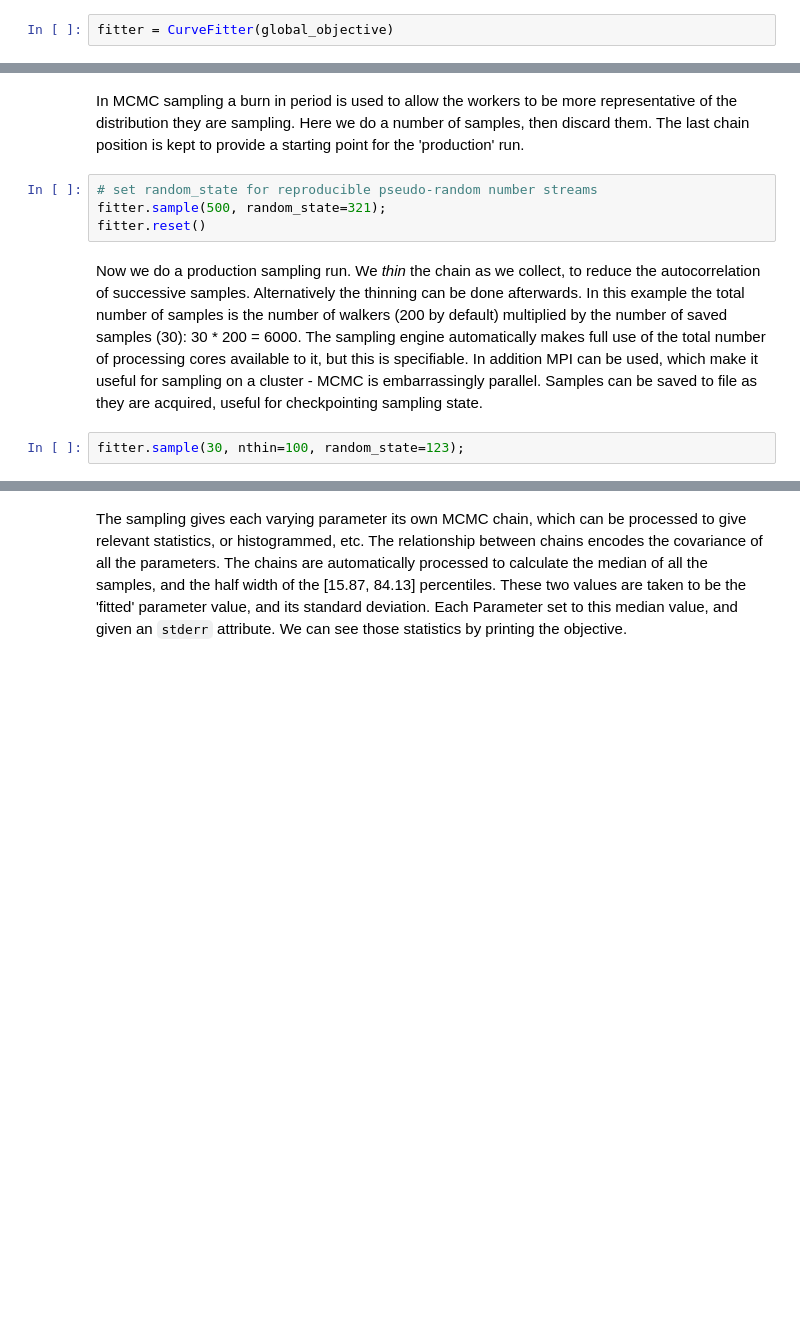
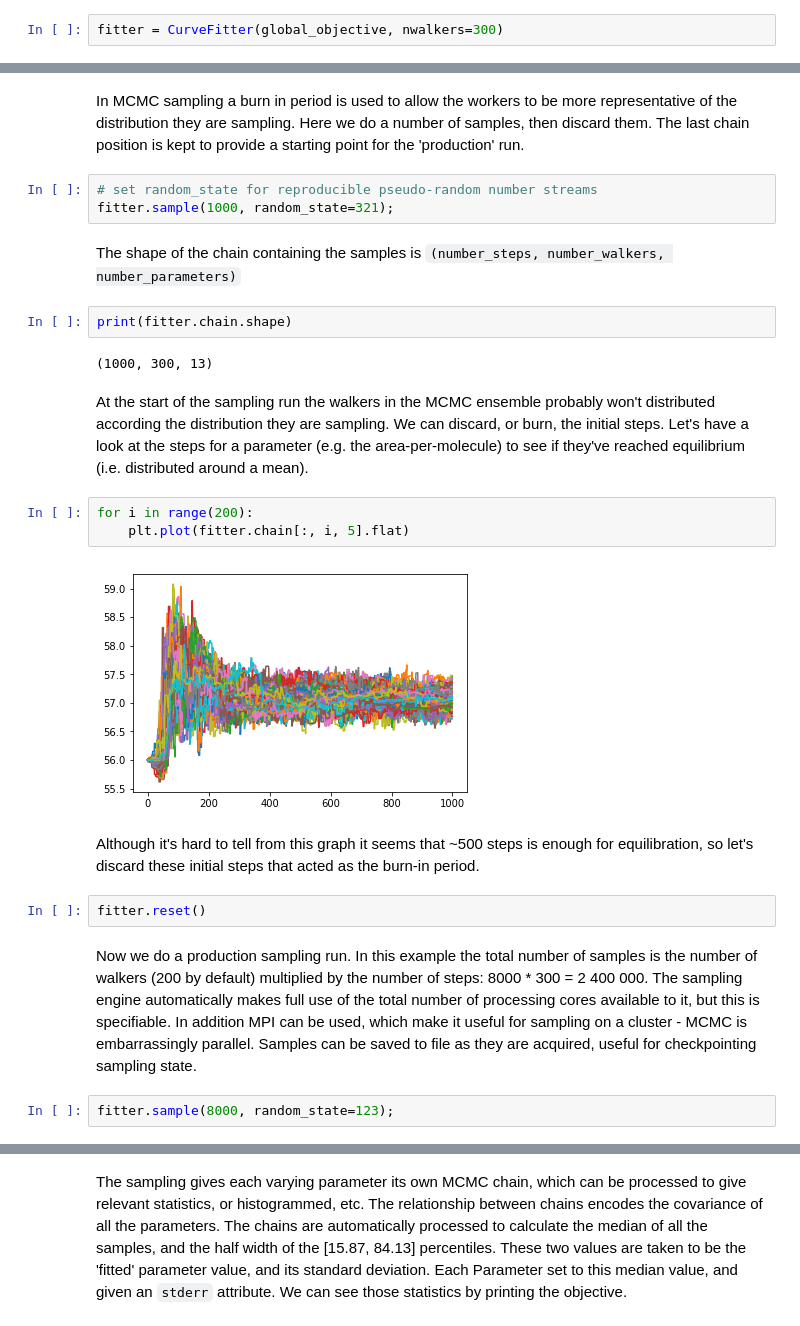
Before and after one commit to llimeht/refnx, a Jupyter notebook: paper/supporting_information/lipid.ipynb, the cells around one changed output, grey strips where cells are left out. Saved outputs shown, nothing was run; the diff lists cells and outputs as text; blank space fills up the shorter version.

Commit message:
PAPER: include autocorrelation plot in notebook;

```diff
--- a/paper/supporting_information/lipid.ipynb
+++ b/paper/supporting_information/lipid.ipynb
@@ -147,5 +147,5 @@ global_objective = GlobalObjective([objective_d2o, objective_hdmix, objective_h2
 # %% [markdown]
 A `CurveFitter` object can perform least squares fitting, or MCMC sampling on the `Objective` used to construct it.
 # %%
-fitter = CurveFitter(global_objective)
+fitter = CurveFitter(global_objective, nwalkers=300)
 # %% [markdown]
@@ -159,11 +159,27 @@ fitter.initialise('jitter')
 In MCMC sampling a burn in period is used to allow the workers to be more representative of the distribution they are sampling. Here we do a number of samples, then discard them. The last chain position is kept to provide a starting point for the 'production' run.
 # %%
 # set random_state for reproducible pseudo-random number streams
-fitter.sample(500, random_state=321);
-fitter.reset()
+fitter.sample(1000, random_state=321);
+# %% [markdown]
+The shape of the chain containing the samples is `(number_steps, number_walkers, number_parameters)`
+# %%
+print(fitter.chain.shape)
+# %% [output]
+(1000, 300, 13)
+# %% [markdown]
+At the start of the sampling run the walkers in the MCMC ensemble probably won't distributed according the distribution they are sampling. We can discard, or burn, the initial steps. Let's have a look at the steps for a parameter (e.g. the area-per-molecule) to see if they've reached equilibrium (i.e. distributed around a mean).
+# %%
+for i in range(200):
+    plt.plot(fitter.chain[:, i, 5].flat)
+# %% [output]
+[figure, added]
+# %% [markdown]
+Although it's hard to tell from this graph it seems that ~500 steps is enough for equilibration, so let's discard these initial steps that acted as the burn-in period.
+# %%
+fitter.reset()
 # %% [markdown]
-Now we do a production sampling run. We *thin* the chain as we collect, to reduce the autocorrelation of successive samples. Alternatively the thinning can be done afterwards.
-In this example the total number of samples is the number of walkers (200 by default) multiplied by the number of saved samples (30): 30 * 200 = 6000. The sampling engine automatically makes full use of the total number of processing cores available to it, but this is specifiable. In addition MPI can be used, which make it useful for sampling on a cluster - MCMC is embarrassingly parallel.
+Now we do a production sampling run.
+In this example the total number of samples is the number of walkers (200 by default) multiplied by the number of steps: 8000 * 300 = 2 400 000. The sampling engine automatically makes full use of the total number of processing cores available to it, but this is specifiable. In addition MPI can be used, which make it useful for sampling on a cluster - MCMC is embarrassingly parallel.
 Samples can be saved to file as they are acquired, useful for checkpointing sampling state.
 # %%
-fitter.sample(30, nthin=100, random_state=123);
+fitter.sample(8000, random_state=123);
```
Also changed, not shown: parts of 12 cells of this notebook, 4 other files.
